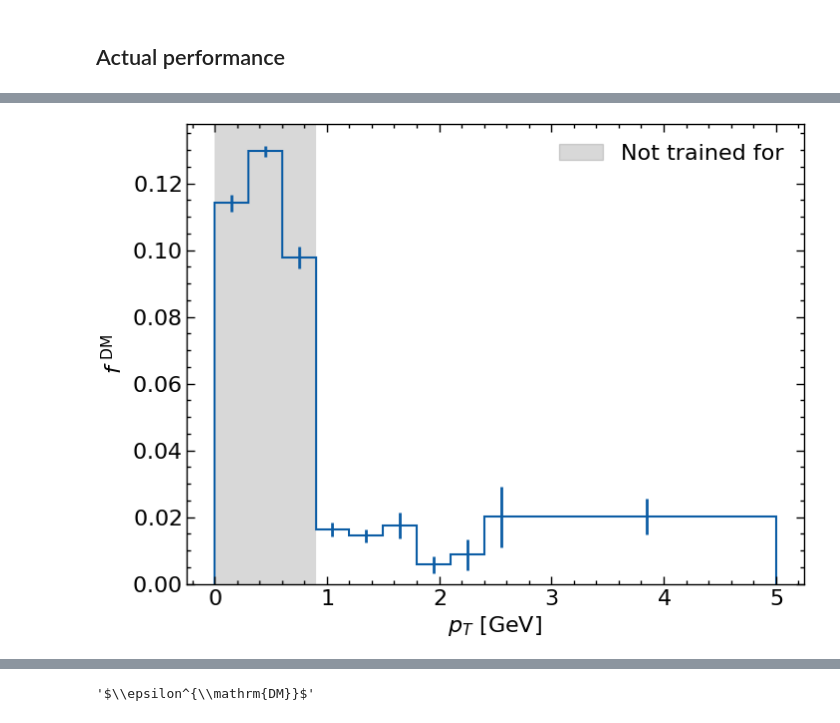
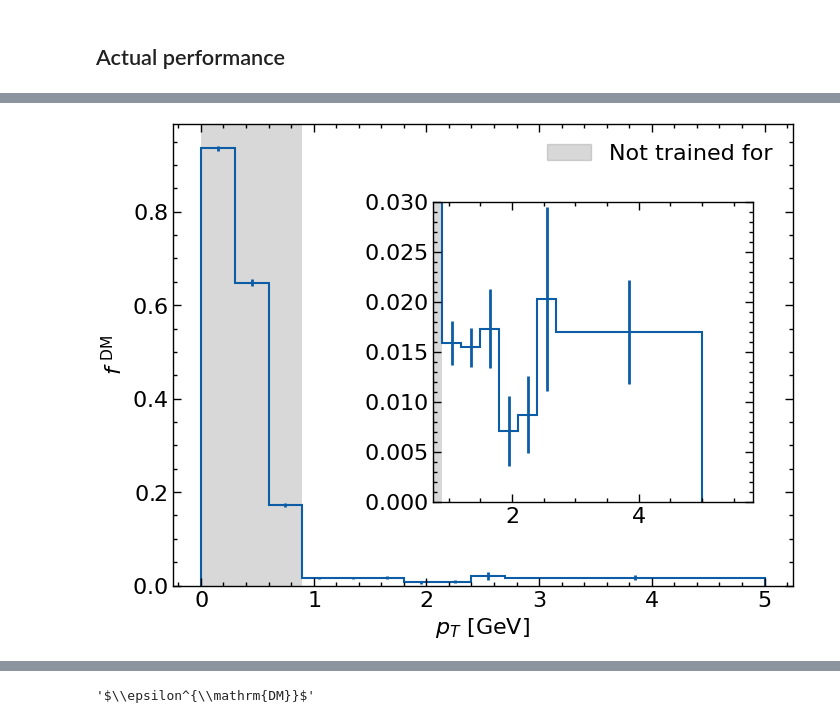
Before and after one commit to gnn-tracking/paper-plots, a Jupyter notebook: notebooks/030_performance_legacy.ipynb, the cells around one changed output, grey strips where cells are left out. Cells and saved outputs as stored; diff of their text form; code cells hidden in the pictures.

```diff
--- a/notebooks/030_performance_legacy.ipynb
+++ b/notebooks/030_performance_legacy.ipynb
@@ -180,0 +163,5 @@ tvdp.df["double_majority_pt0.9"].max()
+# %%
+max_dm_idx = tvdp.df["double_majority_pt0.9"].argmax()
+# %%
+max_dm_eps = tvdp.df.loc[max_dm_idx]["eps"]
+max_dm_eps
@@ -247,7 +241,9 @@ class PerformancePlot(Plot):
         self._legend_items.append(((stairs, bar), label))
 
     def add_blocked(self, a, b, label="Not trained for"):
-        span = self.ax.axvspan(a, b, alpha=0.3, color="gray", label=label, linestyle="none")
+        span = self.ax.axvspan(
+            a, b, alpha=0.3, color="gray", label=label, linestyle="none"
+        )
         self._legend_items.append(((span,), label))
 
     def add_legend(self, **kwargs):
@@ -345,7 +341,7 @@ p.plot_var("perfect", "C2", label=vm["perfect_pt0.9"].latex)
 ## Actual performance
 # %%
 # eyeballed
-best_eps = 0.270526
+best_eps = max_dm_eps
 best_k = 1
 # %%
 from gnn_tracking.postprocessing.dbscanscanner import DBSCANPerformanceDetails
@@ -389,14 +385,27 @@ p.ax.get_figure().savefig("vs_pt.pdf")
 # %%
 p = PerformancePlot(
-    df=vs_pt, df_ul=None, xs=pts, var=vm["pt"].latex + " [GeV]",
-    y_label=r"$f^{\,\,\mathrm{DM}}$"
+    df=vs_pt,
+    df_ul=None,
+    xs=pts,
+    var=vm["pt"].latex + " [GeV]",
+    y_label=r"$f^{\,\,\mathrm{DM}}$",
 )
 p.add_blocked(0, 0.9)
+# p.ax.set_ylim(0., 0.05)
 p.plot_var("fake_double_majority", "C0", label="_")
 p.add_legend()
+
+left, bottom, width, height = [0.45, 0.25, 0.4, 0.5]
+ax2 = p.ax.get_figure().add_axes([left, bottom, width, height])
+p = PerformancePlot(df=vs_pt, df_ul=None, xs=pts, var="", y_label="", ax=ax2)
+p.add_blocked(0, 0.9)
+p.ax.set_xlim(0.75, 5.8)
+p.ax.set_ylim(0.0, 0.03)
+p.plot_var("fake_double_majority", "C0", label="_")
+
 p.ax.get_figure().savefig("fake_vs_pt.pdf")
 # %% [output]
-[figure, old version]
+[figure, new version]
 # %%
 # vs_eta_ul = None
 p = PerformancePlot(
```
Also changed, not shown: parts of 26 cells of this notebook, 1 other file.
